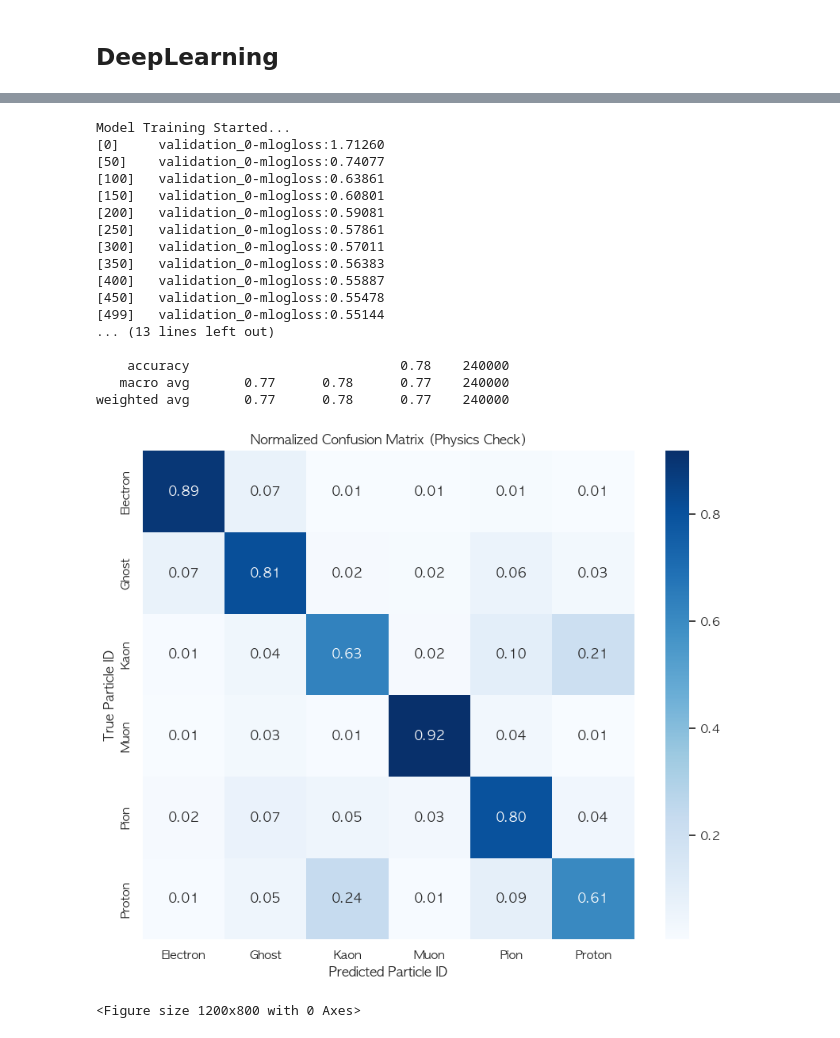
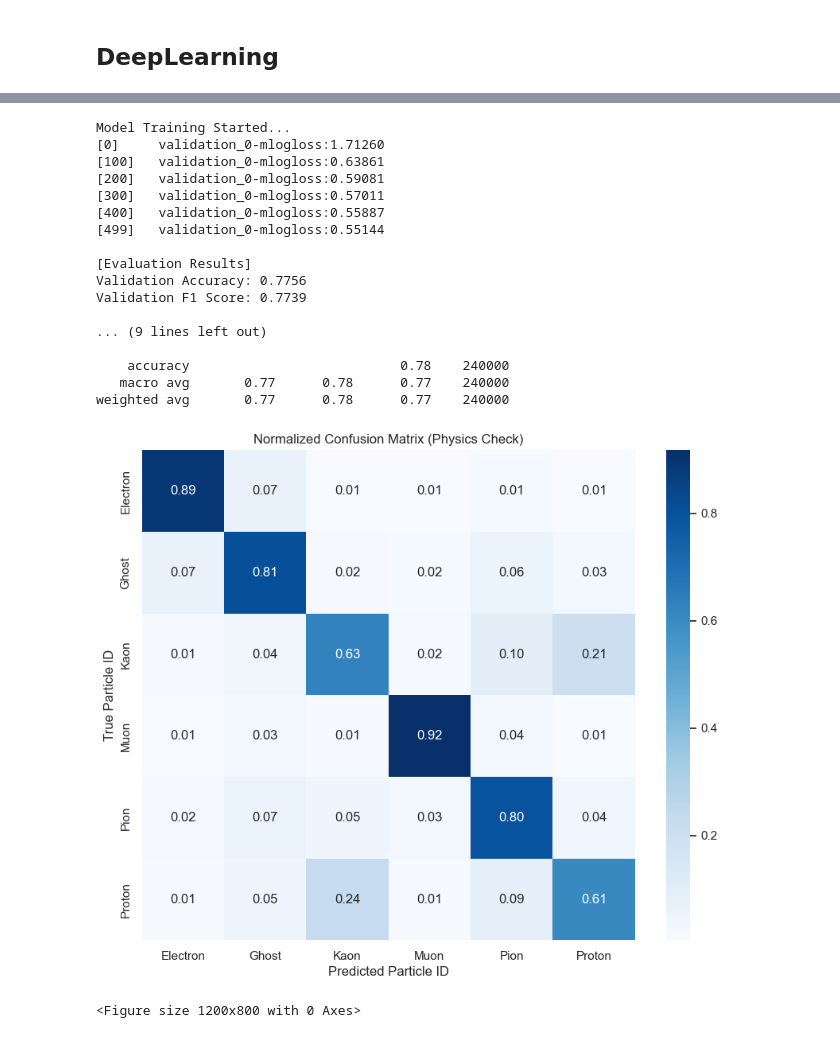
Before and after one commit to Jongseok103/UOS-Assignments, a Jupyter notebook: BigDataPhysic/CL_LHC.ipynb, the cells around one changed output, grey strips where cells are left out. Drawn from its saved outputs; the diff is of its cells as text; code cells hidden in the pictures.

```diff
--- a/BigDataPhysic/CL_LHC.ipynb
+++ b/BigDataPhysic/CL_LHC.ipynb
@@ -771,15 +775,9 @@ from sklearn.metrics import accuracy_score, classification_report, confusion_mat
 from sklearn.preprocessing import LabelEncoder
 import matplotlib.pyplot as plt
 import seaborn as sns
-import numpy as np
-import pandas as pd
 
 # 1. 데이터 준비 및 전처리
-# 원본 데이터 보존을 위해 카피
-df_model = df_train.copy()
-
-# -999.0을 np.nan으로 변경 (XGBoost가 결측치로 인식하도록)
-df_model.replace(-999.0, np.nan, inplace=True)
+df_model = tree_preprocess(df_train)
 
 # Feature와 Label 분리
 # User가 제공한 컬럼 리스트에 'Label'이 있었으므로 이를 타겟으로 설정
@@ -787,23 +785,22 @@ label_col = 'Label'
 X = df_model.drop(columns=[label_col])
 y = df_model[label_col]
 
-# Label Encoding (혹시 클래스가 0부터 시작하지 않을 경우를 대비)
+# Label Encoding
 le = LabelEncoder()
 y_encoded = le.fit_transform(y)
 class_names = [str(c) for c in le.classes_] # 나중에 시각화용
 
 # Train / Validation Split (8:2)
-# stratify=y_encoded 옵션은 클래스 비율을 유지하면서 자르기 위함 (중요!)
 X_train, X_val, y_train, y_val = train_test_split(
     X, y_encoded, test_size=0.2, random_state=42, stratify=y_encoded
 )
 
-# 2. XGBoost 모델 설정 및 학습
+# 2. XGBoost model setup and training
 print("Model Training Started...")
 xgb_clf = xgb.XGBClassifier(
     n_estimators=500,           # 트리 개수 (충분히 크게 잡고 early_stopping으로 제어)
     learning_rate=0.05,         # 학습률
-    max_depth=6,                # 트리의 깊이 (너무 깊으면 과적합)
+    max_depth=6,                # 트리의 깊이
     objective='multi:softprob', # 다중 분류 확률값 출력
     num_class=len(class_names), # 클래스 개수
     tree_method='hist',         # 결측치 처리에 최적화된 고속 알고리즘
@@ -812,57 +809,58 @@ xgb_clf = xgb.XGBClassifier(
     n_jobs=-1                   # 모든 CPU 코어 사용
 )
 
-# 학습 (Validation Loss가 더 이상 안 줄어들면 조기 종료)
+# training
 xgb_clf.fit(
     X_train, y_train,
     eval_set=[(X_val, y_val)],
-    verbose=50 # 50번마다 로그 출력
+    verbose=100 # 100번마다 로그 출력
 )
 
-# 3. 평가 및 검증
+# 3. Evaluation
 print("\n[Evaluation Results]")
 y_pred = xgb_clf.predict(X_val)
 acc = accuracy_score(y_val, y_pred)
+f1_score = f1_score(y_val, y_pred, average='weighted')
 print(f"Validation Accuracy: {acc:.4f}")
+print(f"Validation F1 Score: {f1_score:.4f}")
 print("\nClassification Report:")
 print(classification_report(y_val, y_pred, target_names=class_names))
 
-# --- 시각화 1: Confusion Matrix (어떤 입자를 헷갈려하는가?) ---
+# --- Visualization 1: Confusion Matrix (Which particles are confused?) ---
 plt.figure(figsize=(10, 8))
 cm = confusion_matrix(y_val, y_pred)
-# 값을 비율로 표시하여 클래스 불균형 영향 최소화
 cm_norm = cm.astype('float') / cm.sum(axis=1)[:, np.newaxis]
 
 sns.heatmap(cm_norm, annot=True, fmt='.2f', cmap='Blues',
             xticklabels=class_names, yticklabels=class_names)
 plt.title('Normalized Confusion Matrix (Physics Check)')
 plt.ylabel('True Particle ID')
 plt.xlabel('Predicted Particle ID')
 plt.show()
 
-# --- 시각화 2: Feature Importance (모델은 무엇을 중요하게 봤는가?) ---
+# --- Visualization 2: Feature Importance (What did the model consider important?) ---
 plt.figure(figsize=(12, 8))
-# Gain: 해당 변수가 쓰였을 때 손실 함수(Loss)를 얼마나 줄였는가 (정보 이득)
+# Gain: How much the loss function was reduced when the feature was used (Information Gain)
 xgb.plot_importance(xgb_clf, importance_type='gain', max_num_features=15, height=0.5, show_values=False)
 plt.title('Top 15 Most Important Features (By Gain)')
 plt.show()
 # %% [output]
 Model Training Started...
 [0]     validation_0-mlogloss:1.71260
-[50]    validation_0-mlogloss:0.74077
 [100]   validation_0-mlogloss:0.63861
-[150]   validation_0-mlogloss:0.60801
 [200]   validation_0-mlogloss:0.59081
-[250]   validation_0-mlogloss:0.57861
 [300]   validation_0-mlogloss:0.57011
-[350]   validation_0-mlogloss:0.56383
 [400]   validation_0-mlogloss:0.55887
-[450]   validation_0-mlogloss:0.55478
 [499]   validation_0-mlogloss:0.55144
-... (13 lines left out)
+
+[Evaluation Results]
+Validation Accuracy: 0.7756
+Validation F1 Score: 0.7739
+
+... (9 lines left out)
 
     accuracy                           0.78    240000
    macro avg       0.77      0.78      0.77    240000
 weighted avg       0.77      0.78      0.77    240000
-[figure, old version]
+[figure, new version]
 <Figure size 1200x800 with 0 Axes>
```
Also changed, not shown: parts of 10 cells of this notebook, 4 other files.
